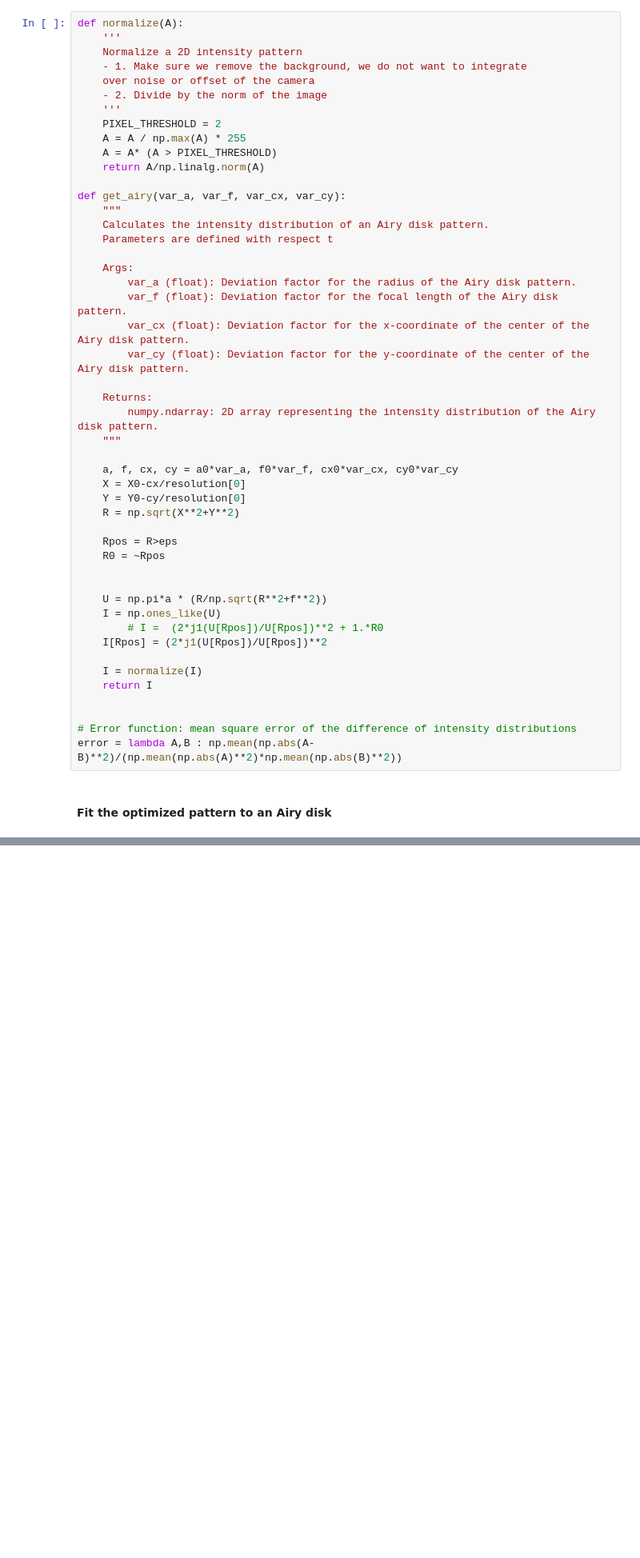
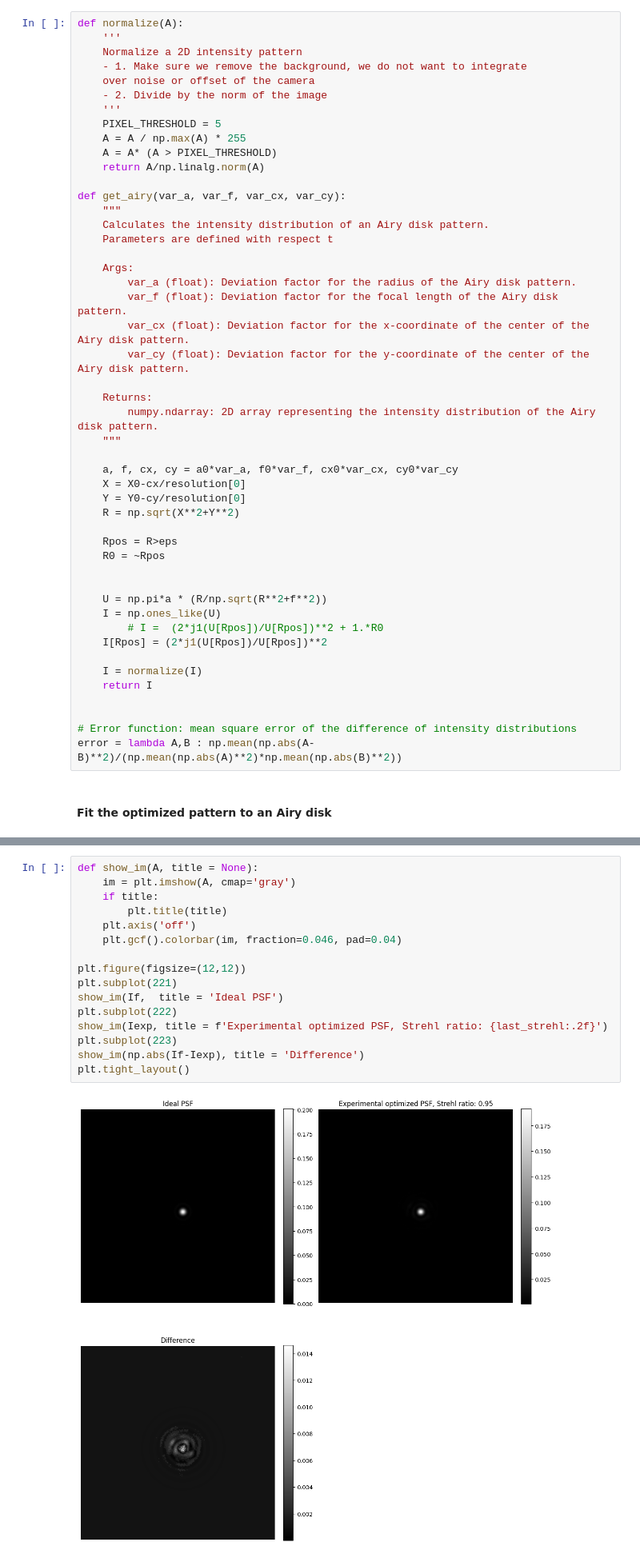
Before and after one commit to wavefrontshaping/tutorial-DMD-setup-2023, a Jupyter notebook: python/Experimental_aberration_correction.ipynb, the cells around one changed output, grey strips where cells are left out. Shown: that part at 80% size. Saved outputs shown, nothing was run; the diff lists cells and outputs as text; blank space fills up the shorter version.

```diff
--- a/python/Experimental_aberration_correction.ipynb
+++ b/python/Experimental_aberration_correction.ipynb
@@ -49,7 +42,7 @@ def normalize(A):
     over noise or offset of the camera
     - 2. Divide by the norm of the image
     '''
-    PIXEL_THRESHOLD = 2
+    PIXEL_THRESHOLD = 5
     A = A / np.max(A) * 255
     A = A* (A > PIXEL_THRESHOLD)
     return A/np.linalg.norm(A)
@@ -165,0 +134,18 @@ res =
+# %%
+def show_im(A, title = None):
+    im = plt.imshow(A, cmap='gray')
+    if title:
+        plt.title(title)
+    plt.axis('off')
+    plt.gcf().colorbar(im, fraction=0.046, pad=0.04)
+
+plt.figure(figsize=(12,12))
+plt.subplot(221)
+show_im(If,  title = 'Ideal PSF')
+plt.subplot(222)
+show_im(Iexp, title = f'Experimental optimized PSF, Strehl ratio: {last_strehl:.2f}')
+plt.subplot(223)
+show_im(np.abs(If-Iexp), title = 'Difference')
+plt.tight_layout()
+# %% [output]
+[figure, added]
```
Also changed, not shown: parts of 22 cells of this notebook.
